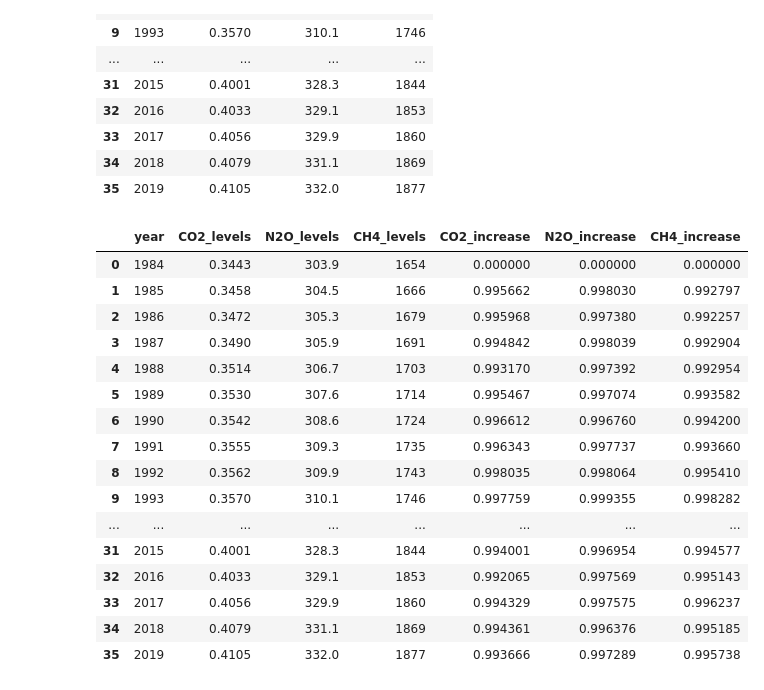
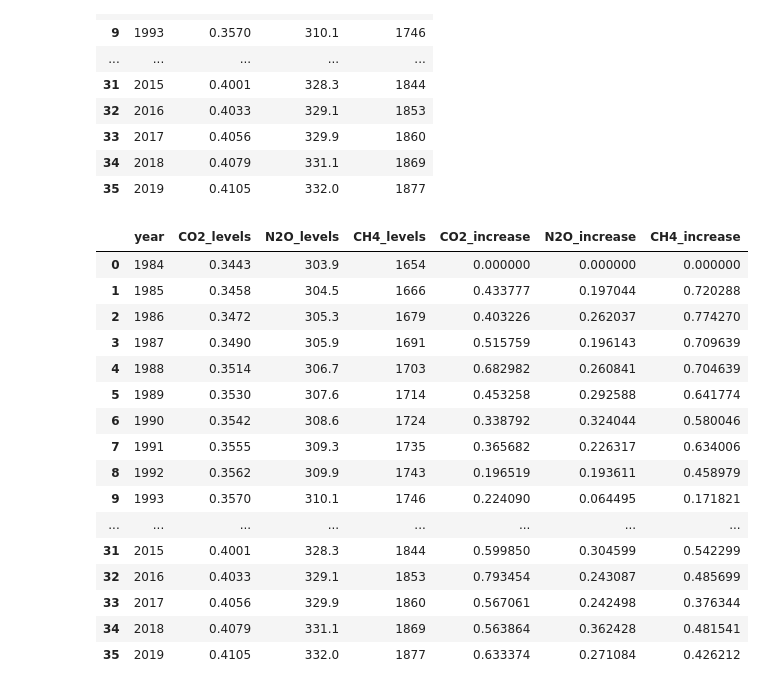
Before and after one commit to InbarIsraeli/Data-science-project, a Jupyter notebook: Machine Learning - Apples.ipynb, the cells around one changed output. Cells and saved outputs as stored; diff of their text form; code cells hidden in the pictures.

```diff
--- a/Machine Learning - Apples.ipynb
+++ b/Machine Learning - Apples.ipynb
@@ -39,33 +44,33 @@ df_gas
 # %%
 df_gas['CO2_increase']=0.0
 df_gas['N2O_increase']=0.0
 df_gas['CH4_increase']=0.0
 
 for i, val in enumerate(df_gas['year']):
     if(i>0):
         if(val==df_gas['year'][i-1]+1):
-            df_gas['CO2_increase'][i] = (df_gas['CO2_levels'][i-1]/df_gas['CO2_levels'][i])
-            df_gas['N2O_increase'][i] = (df_gas['N2O_levels'][i-1]/df_gas['N2O_levels'][i])
-            df_gas['CH4_increase'][i] = (df_gas['CH4_levels'][i-1]/df_gas['CH4_levels'][i])
+            df_gas['CO2_increase'][i] = 100-(df_gas['CO2_levels'][i-1]/df_gas['CO2_levels'][i])*100
+            df_gas['N2O_increase'][i] = 100-(df_gas['N2O_levels'][i-1]/df_gas['N2O_levels'][i])*100
+            df_gas['CH4_increase'][i] = 100-(df_gas['CH4_levels'][i-1]/df_gas['CH4_levels'][i])*100
 df_gas
 # %% [output]
 |  | year | CO2_levels | N2O_levels | CH4_levels | CO2_increase | N2O_increase | CH4_increase |
 | 0 | 1984 | 0.3443 | 303.9 | 1654 | 0.000000 | 0.000000 | 0.000000 |
-| 1 | 1985 | 0.3458 | 304.5 | 1666 | 0.995662 | 0.998030 | 0.992797 |
-| 2 | 1986 | 0.3472 | 305.3 | 1679 | 0.995968 | 0.997380 | 0.992257 |
-| 3 | 1987 | 0.3490 | 305.9 | 1691 | 0.994842 | 0.998039 | 0.992904 |
-| 4 | 1988 | 0.3514 | 306.7 | 1703 | 0.993170 | 0.997392 | 0.992954 |
-| 5 | 1989 | 0.3530 | 307.6 | 1714 | 0.995467 | 0.997074 | 0.993582 |
-| 6 | 1990 | 0.3542 | 308.6 | 1724 | 0.996612 | 0.996760 | 0.994200 |
-| 7 | 1991 | 0.3555 | 309.3 | 1735 | 0.996343 | 0.997737 | 0.993660 |
-| 8 | 1992 | 0.3562 | 309.9 | 1743 | 0.998035 | 0.998064 | 0.995410 |
-| 9 | 1993 | 0.3570 | 310.1 | 1746 | 0.997759 | 0.999355 | 0.998282 |
+| 1 | 1985 | 0.3458 | 304.5 | 1666 | 0.433777 | 0.197044 | 0.720288 |
+| 2 | 1986 | 0.3472 | 305.3 | 1679 | 0.403226 | 0.262037 | 0.774270 |
+| 3 | 1987 | 0.3490 | 305.9 | 1691 | 0.515759 | 0.196143 | 0.709639 |
+| 4 | 1988 | 0.3514 | 306.7 | 1703 | 0.682982 | 0.260841 | 0.704639 |
+| 5 | 1989 | 0.3530 | 307.6 | 1714 | 0.453258 | 0.292588 | 0.641774 |
+| 6 | 1990 | 0.3542 | 308.6 | 1724 | 0.338792 | 0.324044 | 0.580046 |
+| 7 | 1991 | 0.3555 | 309.3 | 1735 | 0.365682 | 0.226317 | 0.634006 |
+| 8 | 1992 | 0.3562 | 309.9 | 1743 | 0.196519 | 0.193611 | 0.458979 |
+| 9 | 1993 | 0.3570 | 310.1 | 1746 | 0.224090 | 0.064495 | 0.171821 |
 | ... | ... | ... | ... | ... | ... | ... | ... |
-| 31 | 2015 | 0.4001 | 328.3 | 1844 | 0.994001 | 0.996954 | 0.994577 |
-| 32 | 2016 | 0.4033 | 329.1 | 1853 | 0.992065 | 0.997569 | 0.995143 |
-| 33 | 2017 | 0.4056 | 329.9 | 1860 | 0.994329 | 0.997575 | 0.996237 |
-| 34 | 2018 | 0.4079 | 331.1 | 1869 | 0.994361 | 0.996376 | 0.995185 |
-| 35 | 2019 | 0.4105 | 332.0 | 1877 | 0.993666 | 0.997289 | 0.995738 |
+| 31 | 2015 | 0.4001 | 328.3 | 1844 | 0.599850 | 0.304599 | 0.542299 |
+| 32 | 2016 | 0.4033 | 329.1 | 1853 | 0.793454 | 0.243087 | 0.485699 |
+| 33 | 2017 | 0.4056 | 329.9 | 1860 | 0.567061 | 0.242498 | 0.376344 |
+| 34 | 2018 | 0.4079 | 331.1 | 1869 | 0.563864 | 0.362428 | 0.481541 |
+| 35 | 2019 | 0.4105 | 332.0 | 1877 | 0.633374 | 0.271084 | 0.426212 |
 # %%
 df_Crops_Data = pd.read_csv('./data/Gas_Crops_data.csv')
 df_Crops_Data
```
Also changed, not shown: parts of 30 cells of this notebook, 1 other file.
